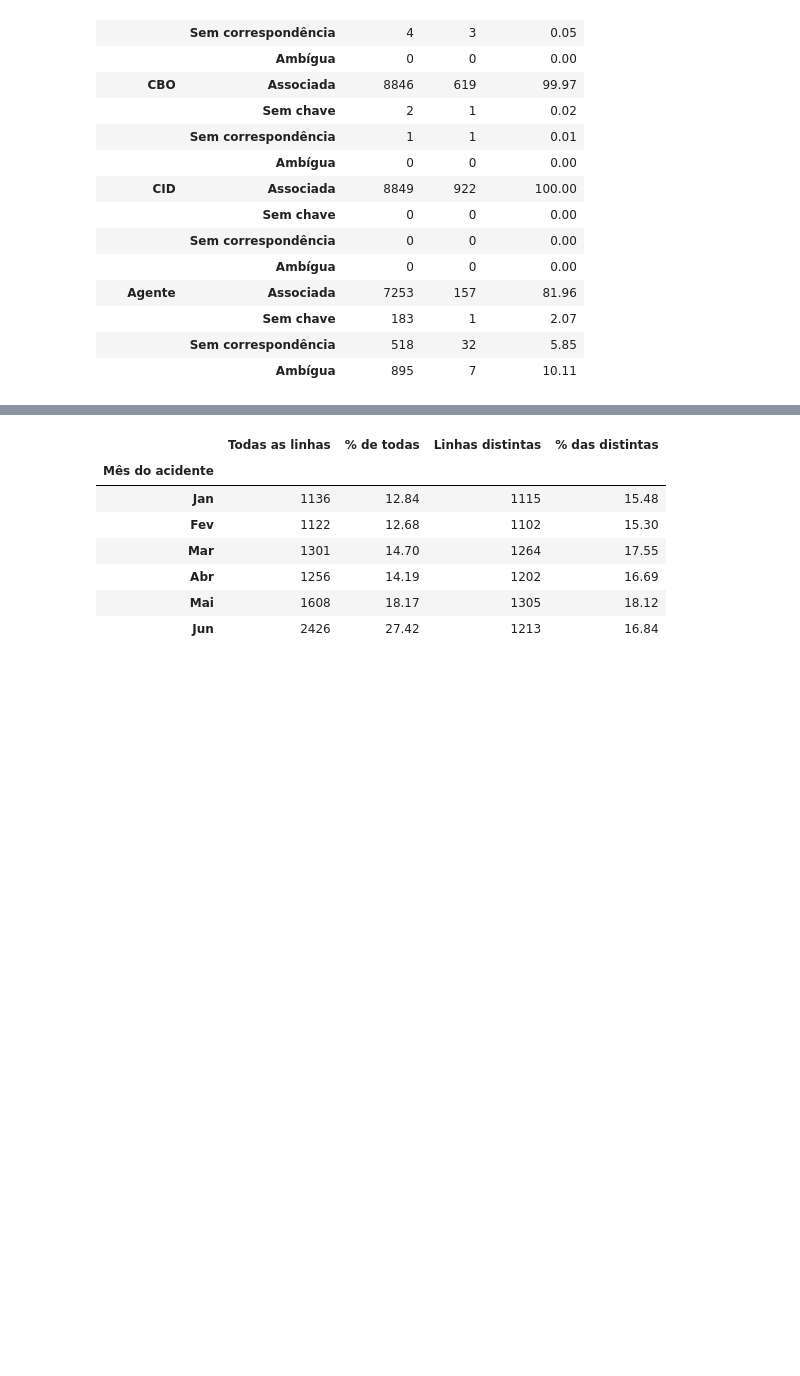
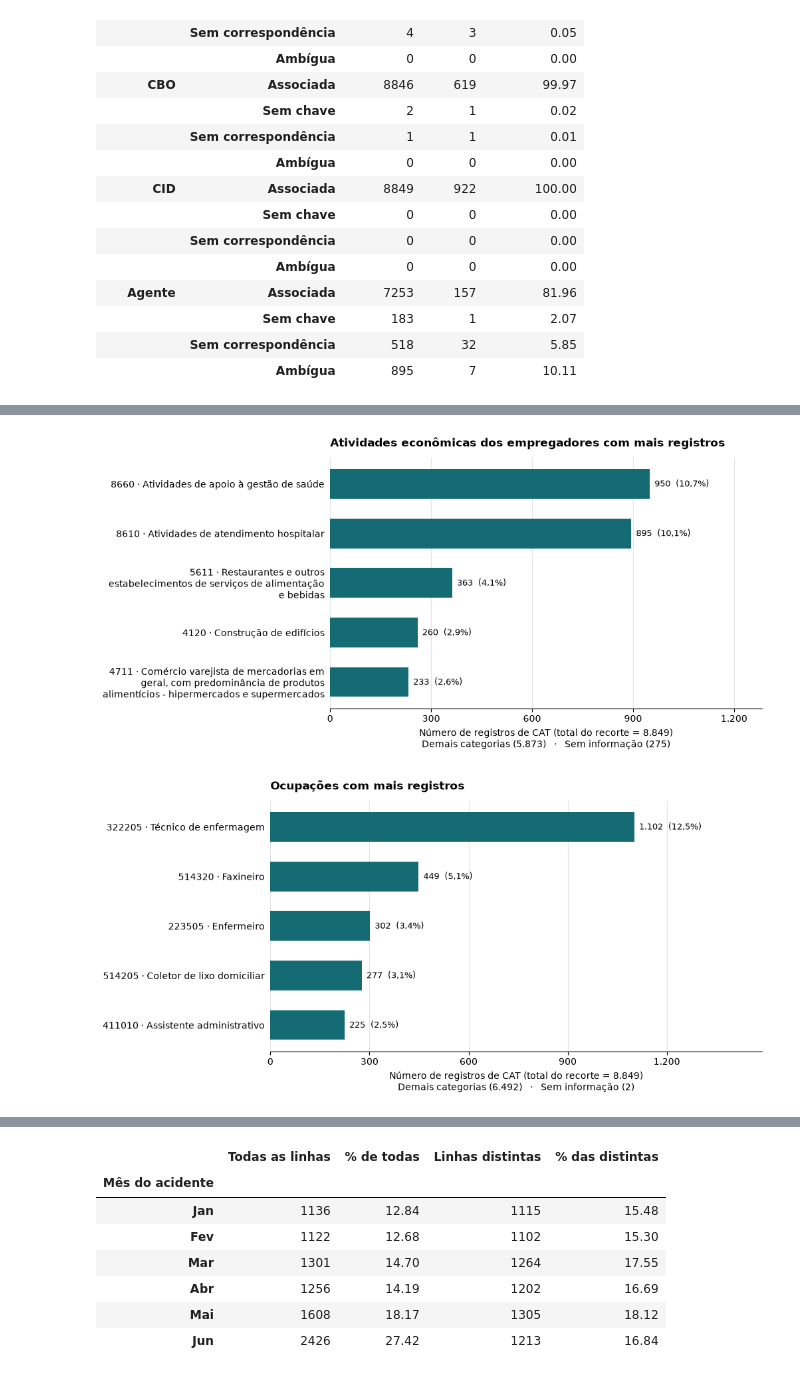
Before and after one commit to aristotelesfl/CD_CAT_2026, a Jupyter notebook: 01_analise_exploratoria.ipynb, the cells around one changed output, grey strips where cells are left out. Drawn from its saved outputs; the diff is of its cells as text; code cells hidden in the pictures; blank space fills up the shorter version.

```diff
--- a/01_analise_exploratoria.ipynb
+++ b/01_analise_exploratoria.ipynb
@@ -513,6 +577,19 @@ display(pd.DataFrame(resumo_categorias).set_index("Campo"))
 | Ocupação (CBO) | 8849 | 620 | 411 | 885 | 2 |
 | Parte do corpo atingida | 8849 | 42 | 4 | 14 | 0 |
 | Natureza da lesão | 8849 | 26 | 3 | 5 | 0 |
+# %%
+for serie, titulo in [(cnae, "Atividades econômicas dos empregadores com mais registros"),
+                      (cbo, "Ocupações com mais registros")]:
+    distribuicao = agrupar_principais(serie).value_counts()
+    principais = distribuicao.drop(["Sem informação", "Demais categorias"], errors="ignore")
+    demais = distribuicao.get("Demais categorias", 0)
+    sem_informacao = distribuicao.get("Sem informação", 0)
+    complemento = (f"Demais categorias ({inteiro_br(demais)})"
+                   f"   ·   Sem informação ({inteiro_br(sem_informacao)})")
+    grafico_contagens(principais, titulo, n, complemento=complemento, altura=4.8)
+# %% [output]
+[figure, added]
+[figure, added]
 # %%
 partes_principais = agrupar_principais(parte)
 cruzamento = pd.crosstab(tipo.rename("Tipo de acidente"), partes_principais.rename("Parte atingida"))
```
Also changed, not shown: parts of 5 cells of this notebook, 30 other files.
